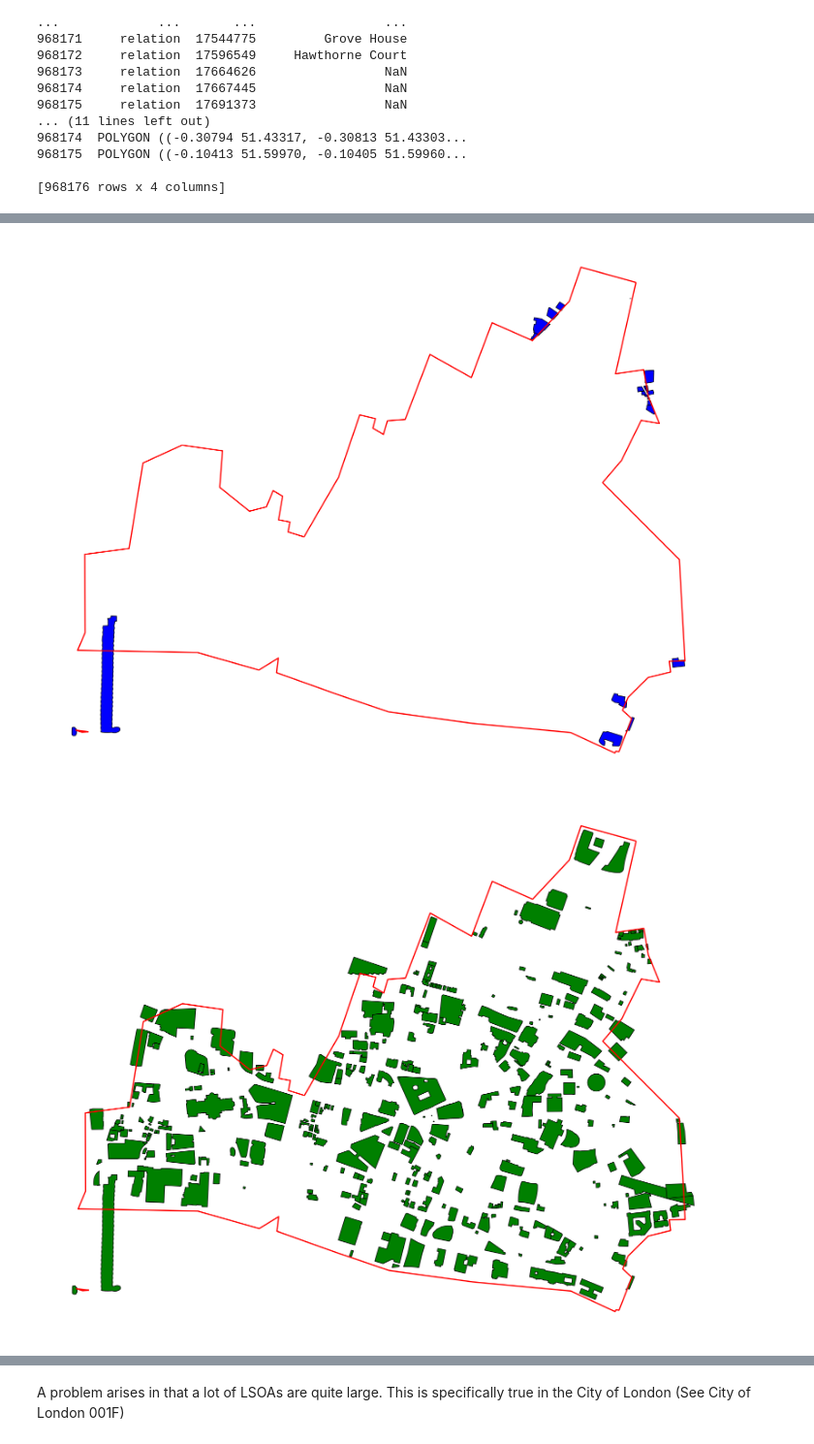
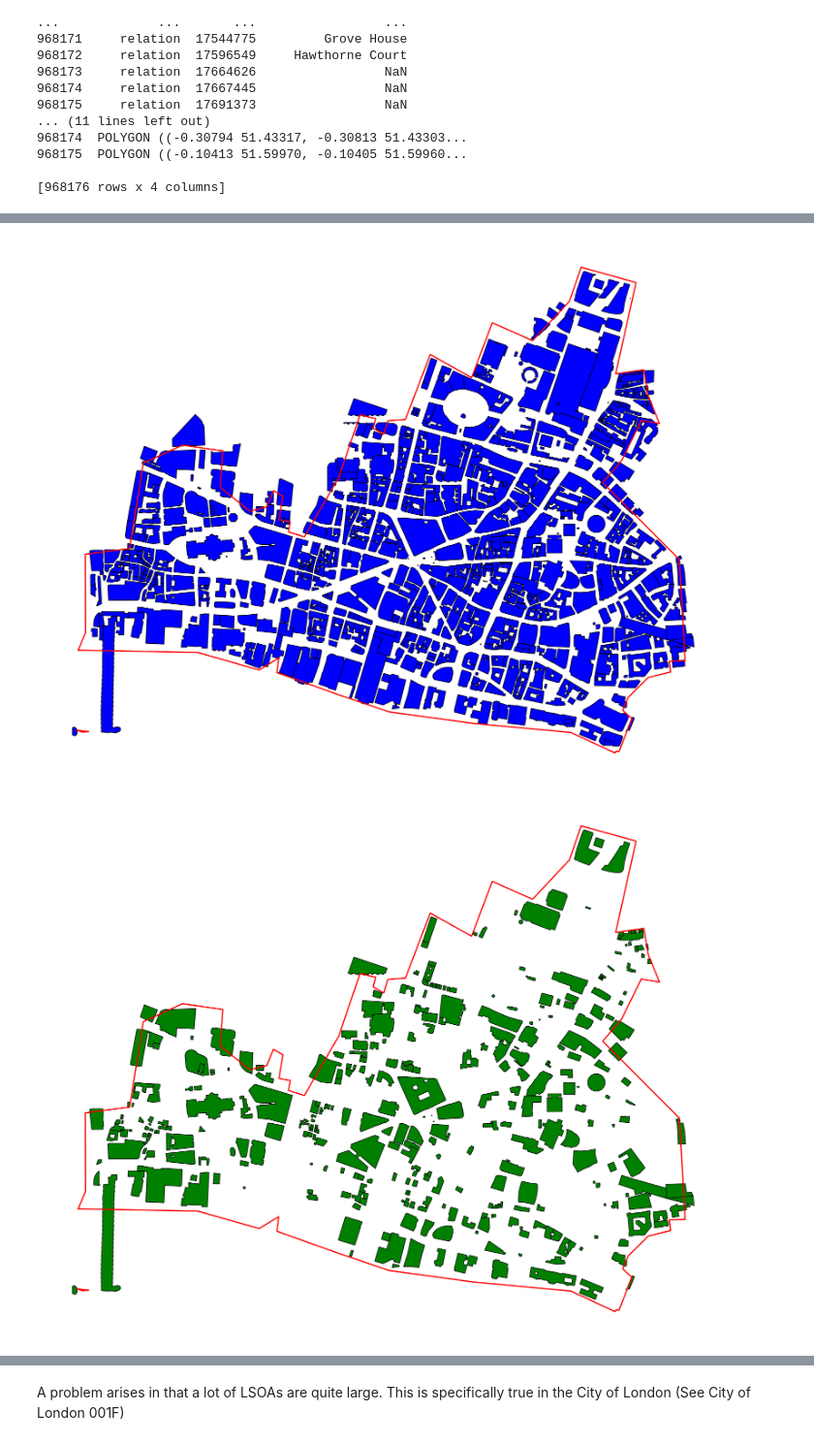
Before and after one commit to grolls23/MScDissertation, a Jupyter notebook: OvertureTest.ipynb, the cells around one changed output, grey strips where cells are left out. Shown at 97% size. Cells and saved outputs as stored; diff of their text form; code cells hidden in the pictures.

Commit message:
Combined + plotted complete London building data

```diff
--- a/OvertureTest.ipynb
+++ b/OvertureTest.ipynb
@@ -380,7 +380,7 @@ building_footprints = buildings[buildings.geom_type.isin(['Polygon', 'MultiPolyg
 
 for col in building_footprints.columns:
     if building_footprints.apply(lambda x: isinstance(x, list)).any():
-        building_footprints = all_buildings_gdf[col].apply(lambda x: str(x) if isinstance(x, list) else x)
+        building_footprints = building_footprints[col].apply(lambda x: str(x) if isinstance(x, list) else x)
 
 building_footprints = building_footprints[['name', 'geometry']].reset_index()
 print(building_footprints)
@@ -405,6 +405,24 @@ building_footprints.to_file("data/osmbuildings/building_footprints.geojson", dri
 968175  POLYGON ((-0.10413 51.59970, -0.10405 51.59960...
 
 [968176 rows x 4 columns]
+# %%
+#Add City of London
+place_name = 'City of London, England, United Kingdom'
+
+buildings_city = ox.features_from_place(place_name, tags={'building': True})
+buildings_city = buildings_city[buildings_city.geometry.notnull()]
+building_footprints_city = buildings_city[buildings_city.geom_type.isin(['Polygon', 'MultiPolygon'])]
+
+for col in building_footprints_city.columns:
+    if building_footprints_city.apply(lambda x: isinstance(x, list)).any():
+        building_footprints_city = building_footprints_city[col].apply(lambda x: str(x) if isinstance(x, list) else x)
+
+building_footprints_city = building_footprints_city[['name', 'geometry']].reset_index()
+
+building_footprints_combined = pd.concat([building_footprints, building_footprints_city], ignore_index=True)
+
+# Save the combined GeoDataFrame to a geojson file
+building_footprints_combined.to_file("data/osmbuildings/building_footprints_combined.geojson", driver="GeoJSON")
 # %%
 #Take a look at the data - OSM
 
@@ -426,28 +444,28 @@ OSM Building Count: 968176
 # %%
 #Get building subset - City of London 001F
 
 #Code from earlier - isolate City of London 001F
 lsoa = empl_geog[empl_geog['LSOA11NM_x'] == 'City of London 001F']
 geom = lsoa['geometry'].iloc[0]
 filter_geom = gpd.GeoSeries([geom], crs=buildings.crs)
 
 #Get buildings for both
-filtered_osm = building_footprints[building_footprints.geometry.intersects(filter_geom.unary_union)]
+filtered_osm = building_footprints_combined[building_footprints_combined.geometry.intersects(filter_geom.unary_union)]
 filtered_overture = buildings[buildings.geometry.intersects(filter_geom.unary_union)]
 
 # Plot OSM buildings
 fig, ax = plt.subplots(figsize=(20, 20))
 filtered_osm.plot(ax=ax, legend=True, color='blue', edgecolor='black')
 filter_geom.boundary.plot(ax=ax, color='red', linewidth=2)
 ax.set_axis_off()
 plt.show()
 
 # Plot Overture buildings
 fig, ay = plt.subplots(figsize=(20, 20))
 filtered_overture.plot(ax=ay, legend=True, color='green', edgecolor='black')
 filter_geom.boundary.plot(ax=ay, color='red', linewidth=2)
 ay.set_axis_off()
 plt.show()
 # %% [output]
-[figure, old version]
+[figure, new version]
 [figure]
```
Also changed, not shown: parts of 2 cells of this notebook, 5 other files.
